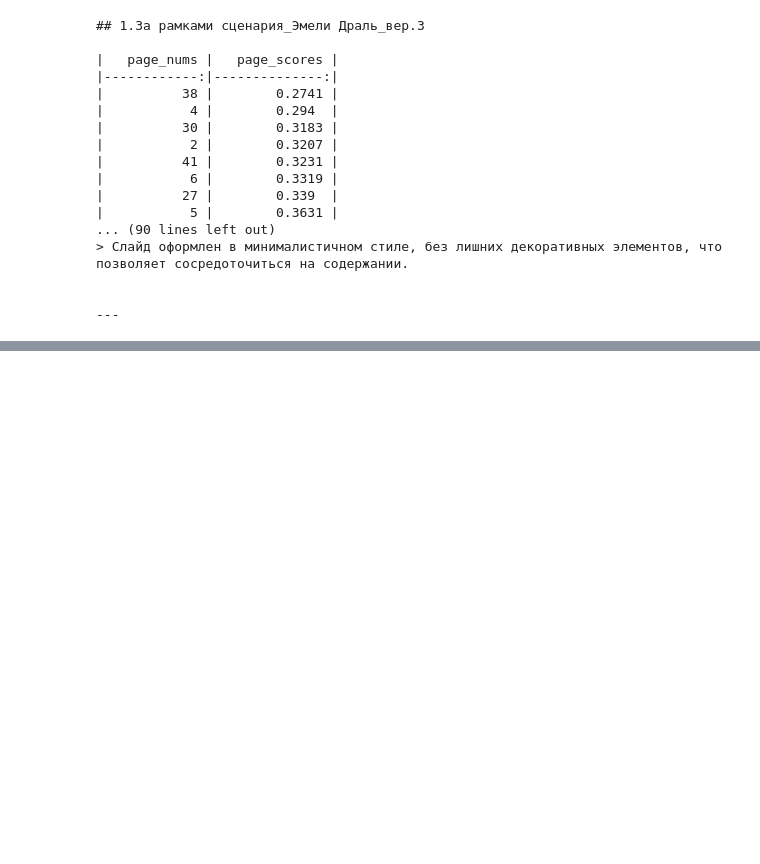
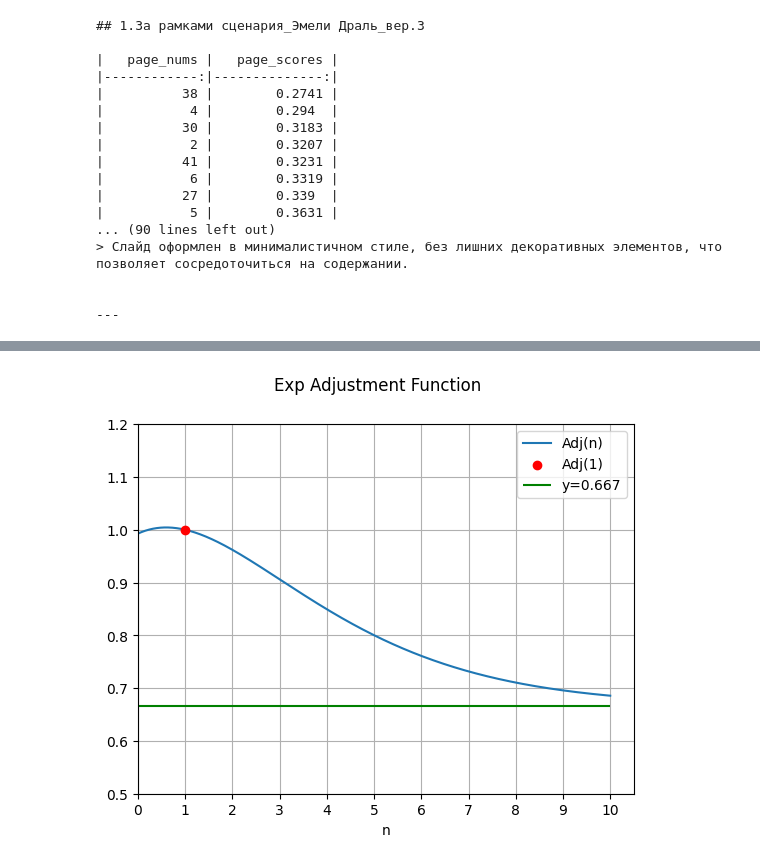
Before and after one commit to tambovtsev-io/presentation-search, a Jupyter notebook: notebooks/rag/chroma_metric_research.ipynb, the cells around one changed output, grey strips where cells are left out. Drawn from its saved outputs; the diff is of its cells as text; code cells hidden in the pictures; blank space fills up the shorter version.

```diff
--- a/notebooks/rag/chroma_metric_research.ipynb
+++ b/notebooks/rag/chroma_metric_research.ipynb
@@ -676,0 +668,24 @@ plt.ylim(0.5, 1.2)
+# %%
+a = 2/3
+b = 1.7
+c = 2.8
+
+x = np.linspace(0, 10, 1000)
+y = a + (1-a)*( (x+c)**2 * np.exp(-x/b) ) / ( np.exp(-1/b) * (c+1)**2)
+
+plt.plot(x, y, label="Adj(n)")
+
+plt.scatter([1], [1], color='red', label="Adj(1)", zorder=10)
+
+plt.hlines(asympt, 0, 10, color='green', label=f"y={a:.3f}")
+
+plt.xticks(np.arange(0, 11, 1))
+plt.grid()
+plt.legend()
+plt.suptitle("Exp Adjustment Function")
+plt.xlabel("n")
+
+plt.xlim(0, None)
+plt.ylim(0.5, 1.2);
+# %% [output]
+[figure, added]
```
Also changed, not shown: parts of 12 cells of this notebook.
